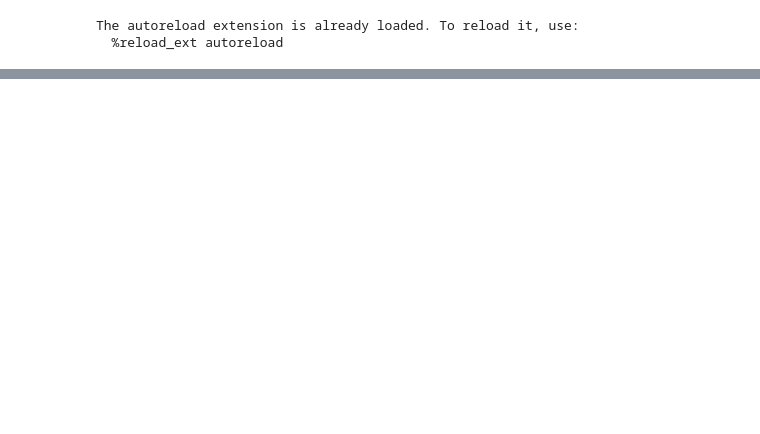
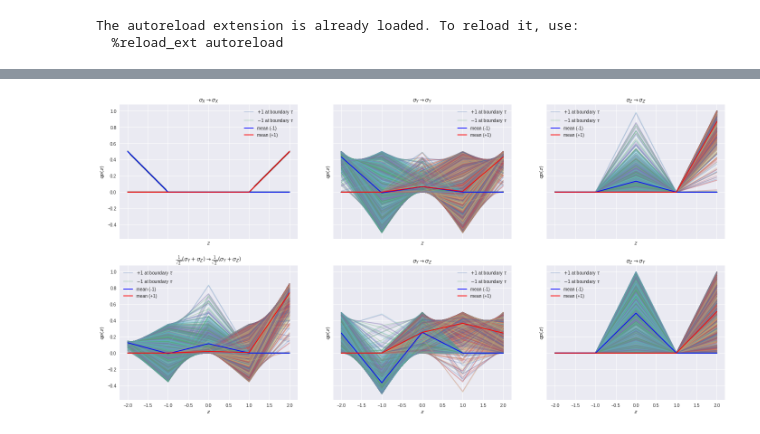
Before and after one commit to farice/SpectatorQubits, a Jupyter notebook: keldysh.ipynb, the cells around one changed output, grey strips where cells are left out. Saved outputs shown, nothing was run; the diff lists cells and outputs as text; code cells hidden in the pictures; blank space fills up the shorter version.

```diff
--- a/keldysh.ipynb
+++ b/keldysh.ipynb
@@ -209,0 +264,4 @@ kd_utils.keldysh_plot(meas, keldysh_vec, T)
+# %%
+kd_utils.keldysh_bdry_plot(meas, keldysh_bdry_vec, T)
+# %% [output]
+[figure, added]
```
Also changed, not shown: parts of 9 cells of this notebook, 2 other files.
